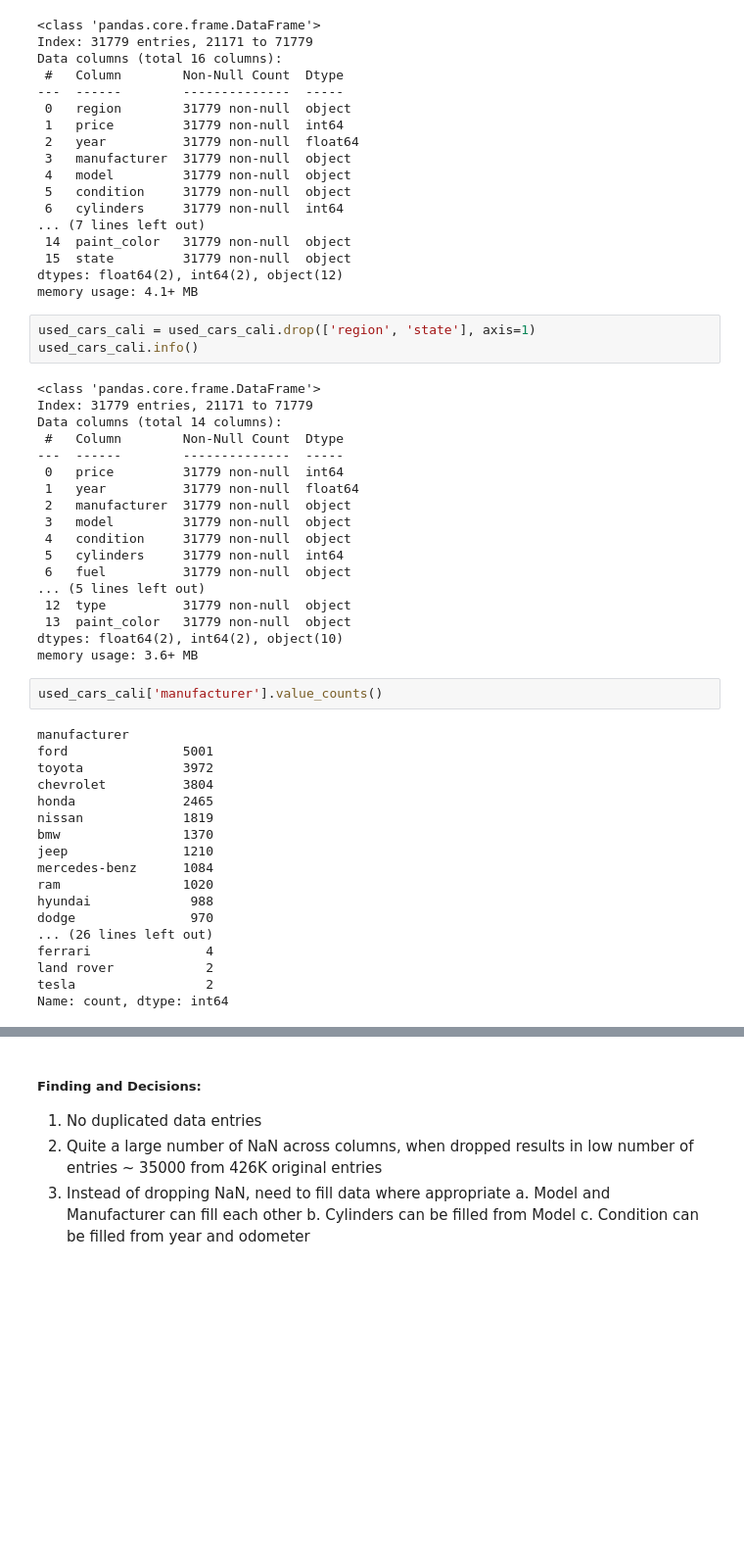
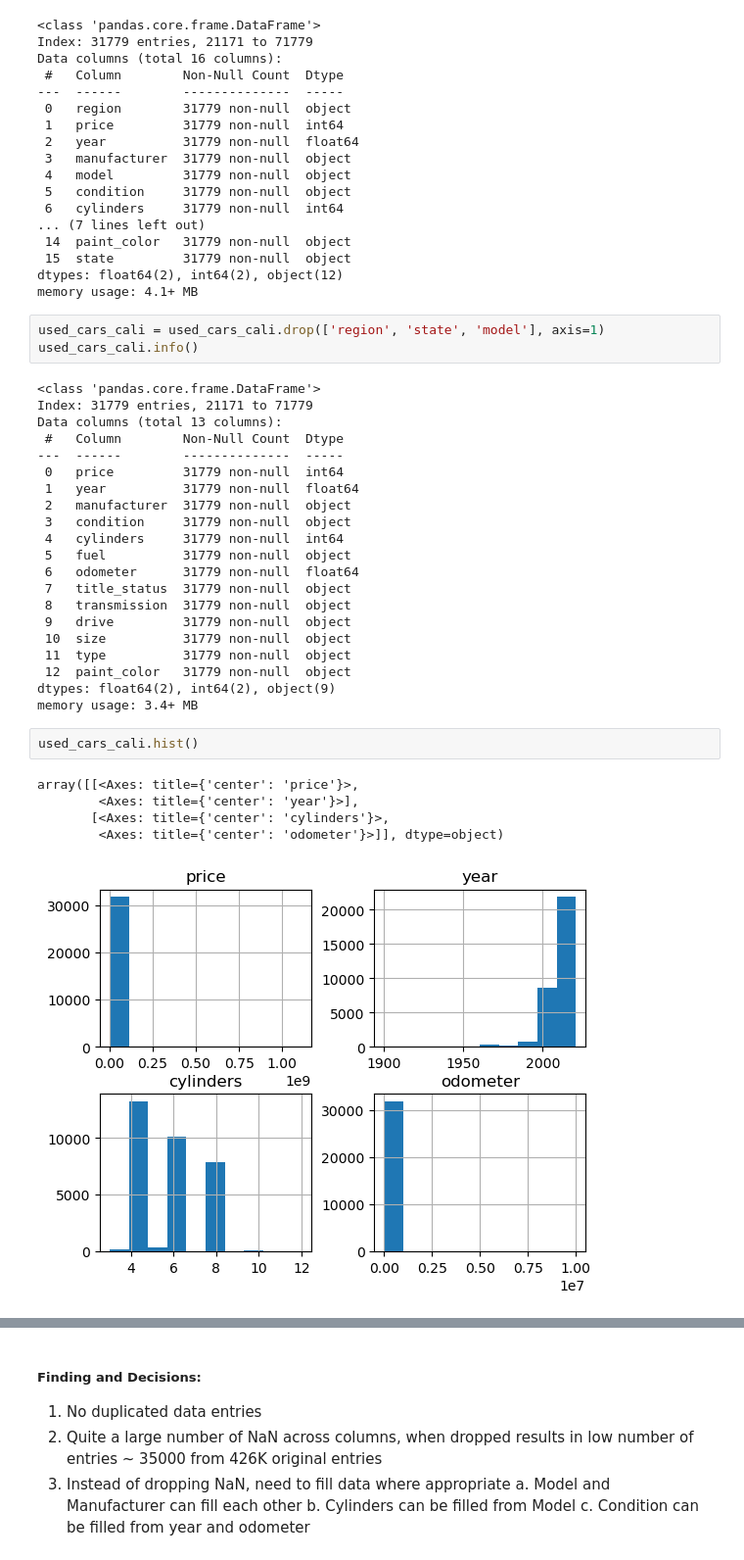
Before and after one commit to archana-rg/ml-practical-apps, a Jupyter notebook: used_car_price/used_car_price.ipynb, the cells around one changed output, grey strips where cells are left out. Shown: that part at 98% size. Drawn from its saved outputs; the diff is of its cells as text; blank space fills up the shorter version.

Commit message:
Data Cleaning Done

```diff
--- a/used_car_price/used_car_price.ipynb
+++ b/used_car_price/used_car_price.ipynb
@@ -784,43 +776,34 @@ Data columns (total 16 columns):
 dtypes: float64(2), int64(2), object(12)
 memory usage: 4.1+ MB
 # %%
-used_cars_cali = used_cars_cali.drop(['region', 'state'], axis=1)
+used_cars_cali = used_cars_cali.drop(['region', 'state', 'model'], axis=1)
 used_cars_cali.info()
 # %% [output]
 <class 'pandas.core.frame.DataFrame'>
 Index: 31779 entries, 21171 to 71779
-Data columns (total 14 columns):
+Data columns (total 13 columns):
  #   Column        Non-Null Count  Dtype
 ---  ------        --------------  -----
  0   price         31779 non-null  int64
  1   year          31779 non-null  float64
  2   manufacturer  31779 non-null  object
- 3   model         31779 non-null  object
- 4   condition     31779 non-null  object
- 5   cylinders     31779 non-null  int64
- 6   fuel          31779 non-null  object
-... (5 lines left out)
- 12  type          31779 non-null  object
- 13  paint_color   31779 non-null  object
-dtypes: float64(2), int64(2), object(10)
-memory usage: 3.6+ MB
+ 3   condition     31779 non-null  object
+ 4   cylinders     31779 non-null  int64
+ 5   fuel          31779 non-null  object
+ 6   odometer      31779 non-null  float64
+ 7   title_status  31779 non-null  object
+ 8   transmission  31779 non-null  object
+ 9   drive         31779 non-null  object
+ 10  size          31779 non-null  object
+ 11  type          31779 non-null  object
+ 12  paint_color   31779 non-null  object
+dtypes: float64(2), int64(2), object(9)
+memory usage: 3.4+ MB
-# %%
-used_cars_cali['manufacturer'].value_counts()
-# %% [output]
-manufacturer
-ford               5001
-toyota             3972
-chevrolet          3804
-honda              2465
-nissan             1819
-bmw                1370
-jeep               1210
-mercedes-benz      1084
-ram                1020
-hyundai             988
-dodge               970
-... (26 lines left out)
-ferrari               4
-land rover            2
-tesla                 2
-Name: count, dtype: int64
+# %%
+used_cars_cali.hist()
+# %% [output]
+array([[<Axes: title={'center': 'price'}>,
+        <Axes: title={'center': 'year'}>],
+       [<Axes: title={'center': 'cylinders'}>,
+        <Axes: title={'center': 'odometer'}>]], dtype=object)
+[figure, added]
```
Also changed, not shown: parts of 30 cells of this notebook.
